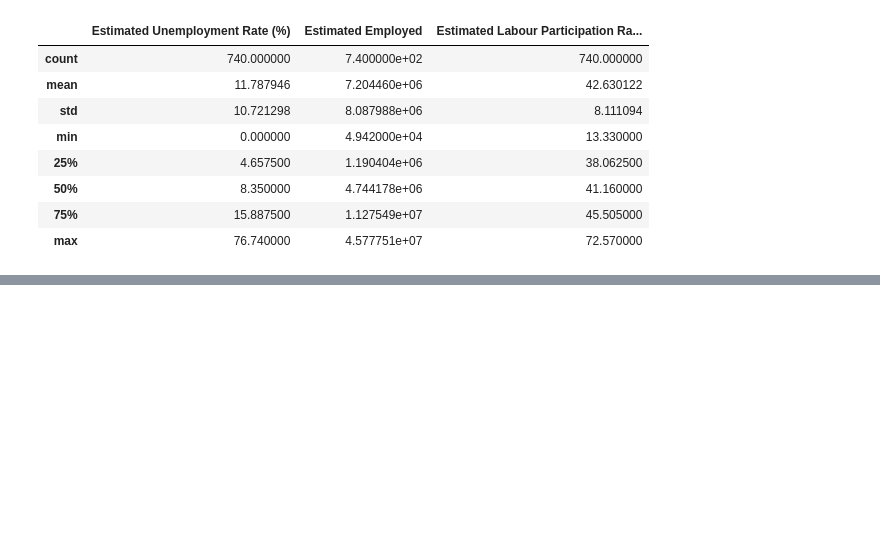
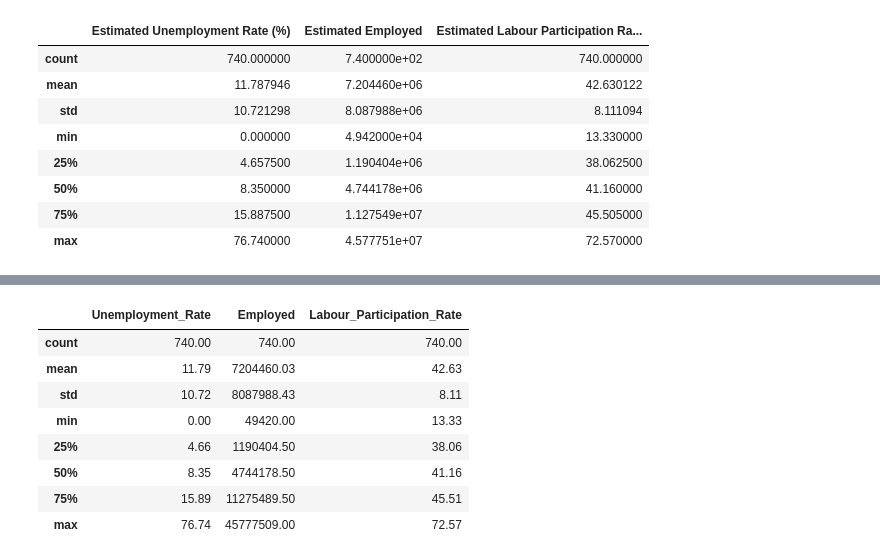
Before and after one commit to Ukpro-code/Coding-Shinobi, a Jupyter notebook: Codealpha_tasks/Task 2/unemployment.ipynb, the cells around one changed output, grey strips where cells are left out. Drawn from its saved outputs; the diff is of its cells as text; code cells hidden in the pictures; blank space fills up the shorter version.

```diff
--- a/Codealpha_tasks/Task 2/unemployment.ipynb
+++ b/Codealpha_tasks/Task 2/unemployment.ipynb
@@ -53,0 +118,16 @@ dfu.describe()
+# %%
+# setting display format of floating point numbers
+pd.options.display.float_format = '{:.2f}'.format
+
+# Display the data and describe the data
+dfu.describe()
+# %% [output]
+|  | Unemployment_Rate | Employed | Labour_Participation_Rate |
+| count | 740.00 | 740.00 | 740.00 |
+| mean | 11.79 | 7204460.03 | 42.63 |
+| std | 10.72 | 8087988.43 | 8.11 |
+| min | 0.00 | 49420.00 | 13.33 |
+| 25% | 4.66 | 1190404.50 | 38.06 |
+| 50% | 8.35 | 4744178.50 | 41.16 |
+| 75% | 15.89 | 11275489.50 | 45.51 |
+| max | 76.74 | 45777509.00 | 72.57 |
```
Also changed, not shown: parts of 15 cells of this notebook.
